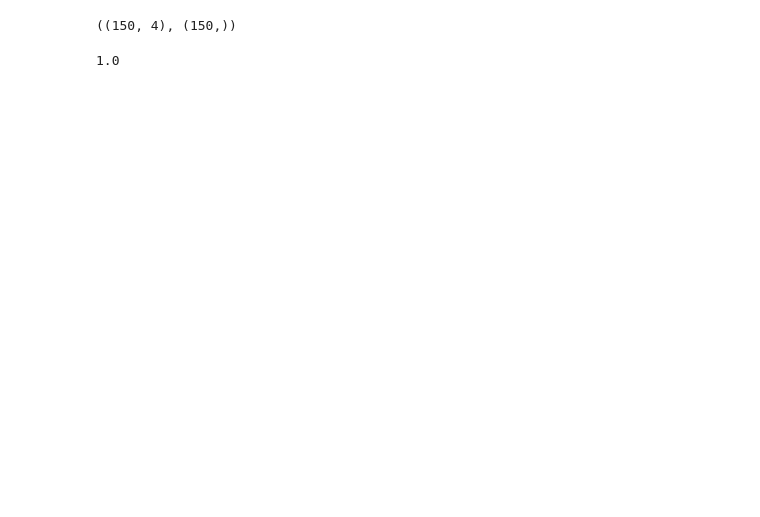
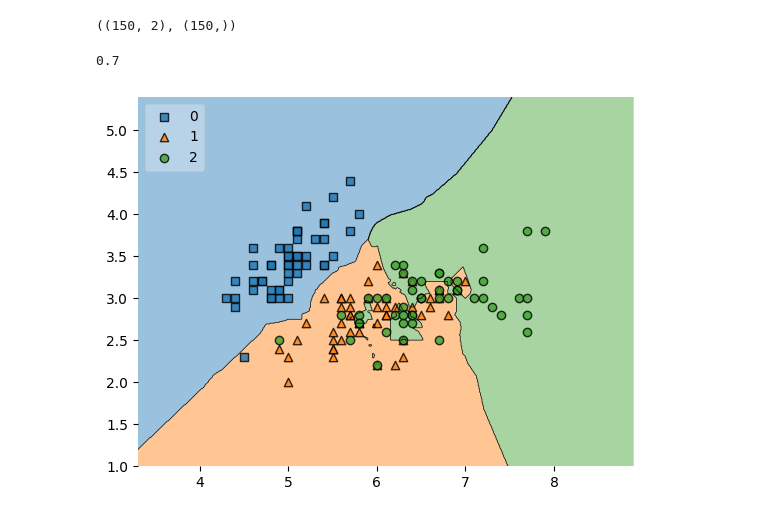
Before and after one commit to Alsanad-Opium/deep-learning-pytorch, a Jupyter notebook: MLandDL/ML/Machine Learning/Algorithms/KNN/iris.ipynb, the cells around one changed output. Saved outputs shown, nothing was run; the diff lists cells and outputs as text; code cells hidden in the pictures; blank space fills up the shorter version.

```diff
--- a/MLandDL/ML/Machine Learning/Algorithms/KNN/iris.ipynb
+++ b/MLandDL/ML/Machine Learning/Algorithms/KNN/iris.ipynb
@@ -7,12 +7,12 @@ import numpy as np
 import pandas as pd
 # %%
 iris = load_iris()
-x = iris.data
+x = iris.data[:,[0,1]]
 y = iris.target
 
 x.shape,y.shape
 # %% [output]
-((150, 4), (150,))
+((150, 2), (150,))
 # %%
 x_train,x_test,y_train,y_test = train_test_split(x,y,test_size=0.2,random_state=42)
 # %%
@@ -22,4 +22,13 @@ knn.fit(x_train,y_train)
 y_preds = knn.predict(x_test)
 print(accuracy_score(y_preds,y_test))
 # %% [output]
-1.0
+0.7
+# %%
+from mlxtend.plotting import plot_decision_regions
+import matplotlib.pyplot as plt
+
+
+plot_decision_regions(x,y,clf = knn, legend = 2)
+plt.show()
+# %% [output]
+[figure, added]
```
